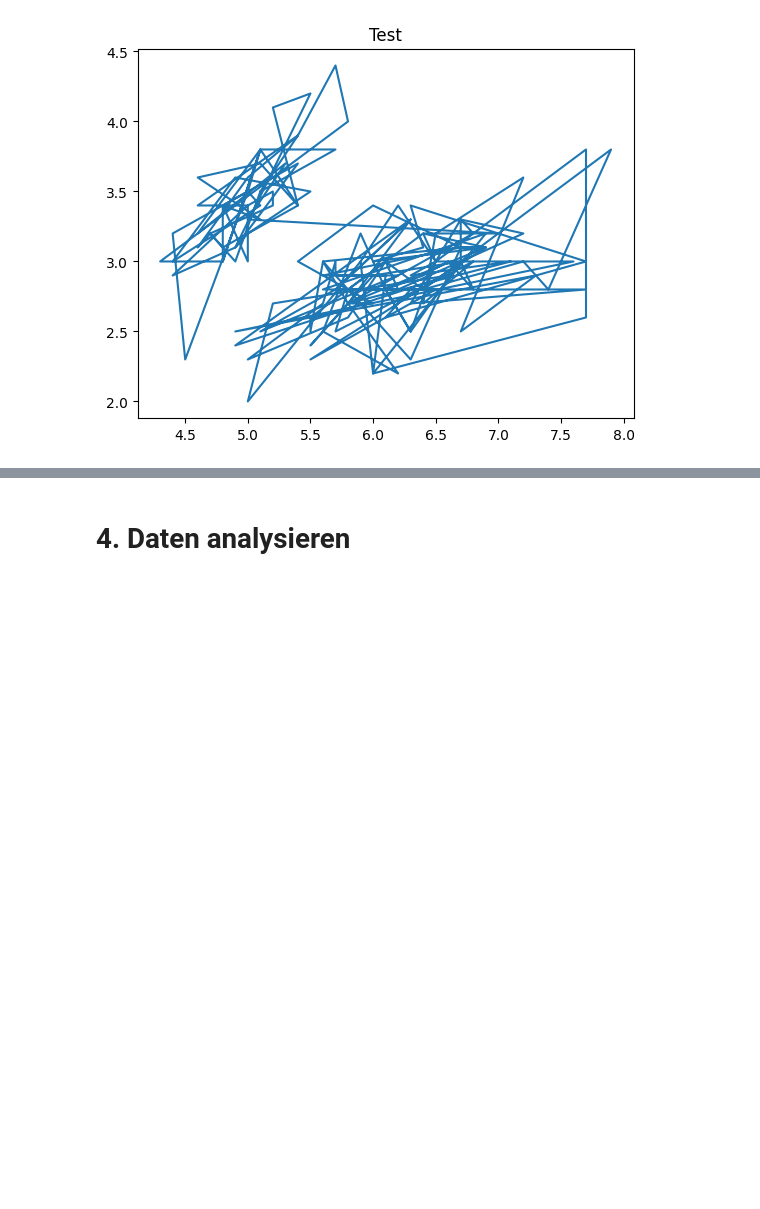
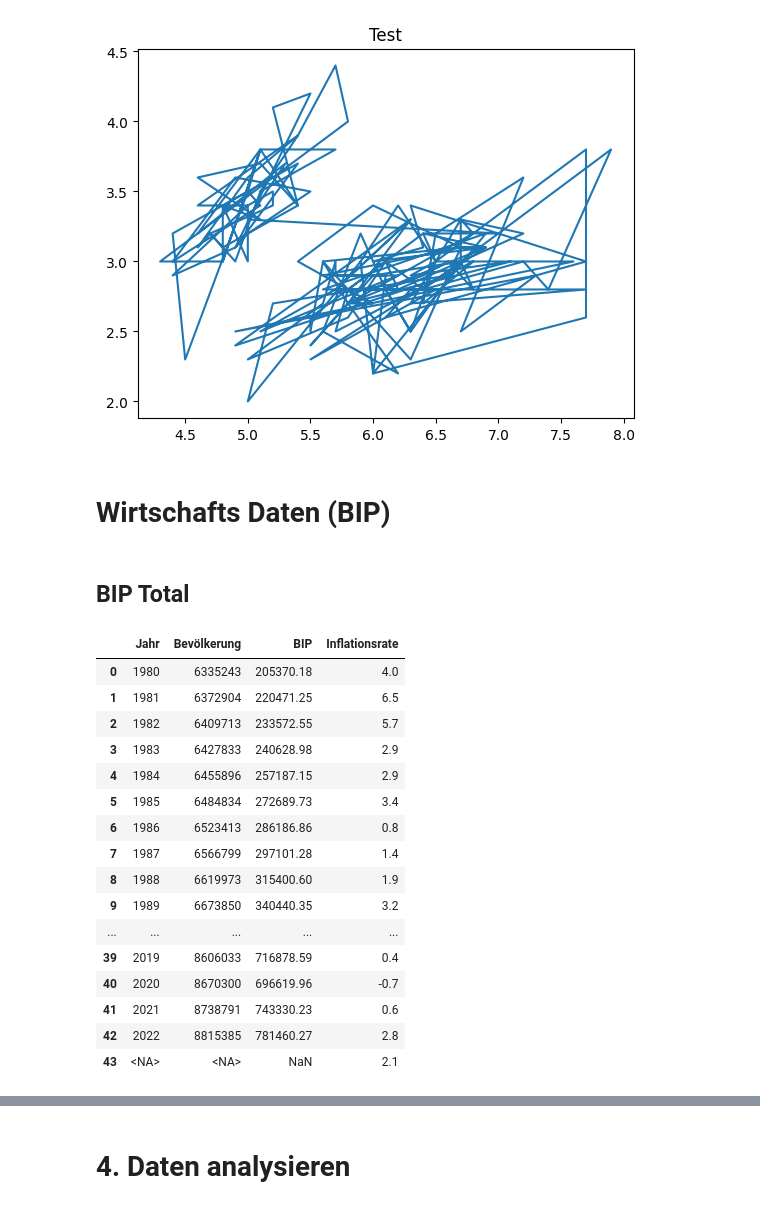
Before and after one commit to michaelzimmermannstudhslu/BINA_2024_energy_research, a Jupyter notebook: bina_casestudy_adhumezi.ipynb, the cells around one changed output, grey strips where cells are left out. Cells and saved outputs as stored; diff of their text form; code cells hidden in the pictures; blank space fills up the shorter version.

```diff
--- a/bina_casestudy_adhumezi.ipynb
+++ b/bina_casestudy_adhumezi.ipynb
@@ -227,3 +227,37 @@ plt.plot(flowers_df.sepal_length, flowers_df.sepal_width)
 # %% [output]
 [<matplotlib.lines.Line2D at 0x...>]
 [figure]
+# %% [markdown]
+# Wirtschafts Daten (BIP)
+# %% [markdown]
+## BIP Total
+# %%
+import pandas as pd
+
+df = pd.read_csv('https://raw.githubusercontent.com/michaelzimmermannstudhslu/BINA_2024_energy_research/main/data/bip_total.csv')
+
+#probably better down the line but int looks nicer in the table
+#df['Jahr'] = pd.to_datetime(df['Jahr'], format='%Y')
+
+df['Jahr'] = df['Jahr'].astype('Int64')
+df['Bevölkerung'] = df['Bevölkerung'].astype('Int64')
+
+df
+# %% [output]
+|  | Jahr | Bevölkerung | BIP | Inflationsrate |
+| 0 | 1980 | 6335243 | 205370.18 | 4.0 |
+| 1 | 1981 | 6372904 | 220471.25 | 6.5 |
+| 2 | 1982 | 6409713 | 233572.55 | 5.7 |
+| 3 | 1983 | 6427833 | 240628.98 | 2.9 |
+| 4 | 1984 | 6455896 | 257187.15 | 2.9 |
+| 5 | 1985 | 6484834 | 272689.73 | 3.4 |
+| 6 | 1986 | 6523413 | 286186.86 | 0.8 |
+| 7 | 1987 | 6566799 | 297101.28 | 1.4 |
+| 8 | 1988 | 6619973 | 315400.60 | 1.9 |
+| 9 | 1989 | 6673850 | 340440.35 | 3.2 |
+| ... | ... | ... | ... | ... |
+| 39 | 2019 | 8606033 | 716878.59 | 0.4 |
+| 40 | 2020 | 8670300 | 696619.96 | -0.7 |
+| 41 | 2021 | 8738791 | 743330.23 | 0.6 |
+| 42 | 2022 | 8815385 | 781460.27 | 2.8 |
+| 43 | <NA> | <NA> | NaN | 2.1 |
```
Also changed, not shown: parts of 3 cells of this notebook.
